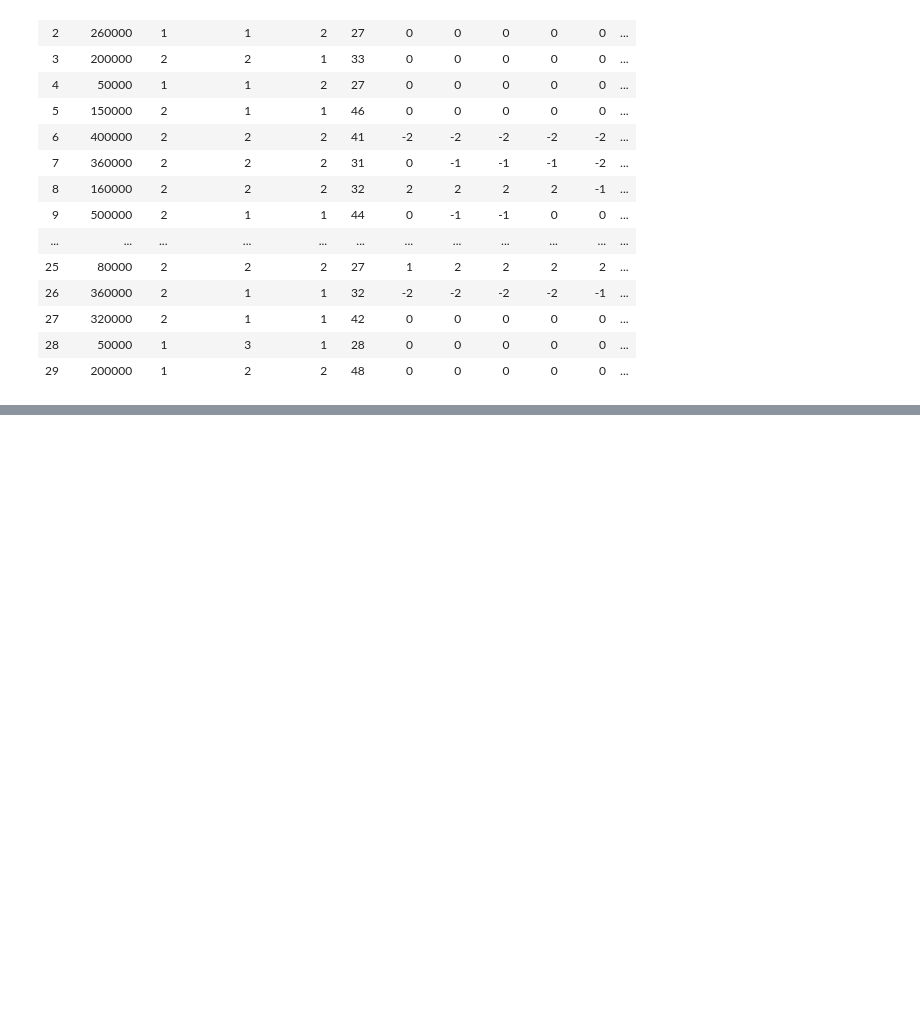
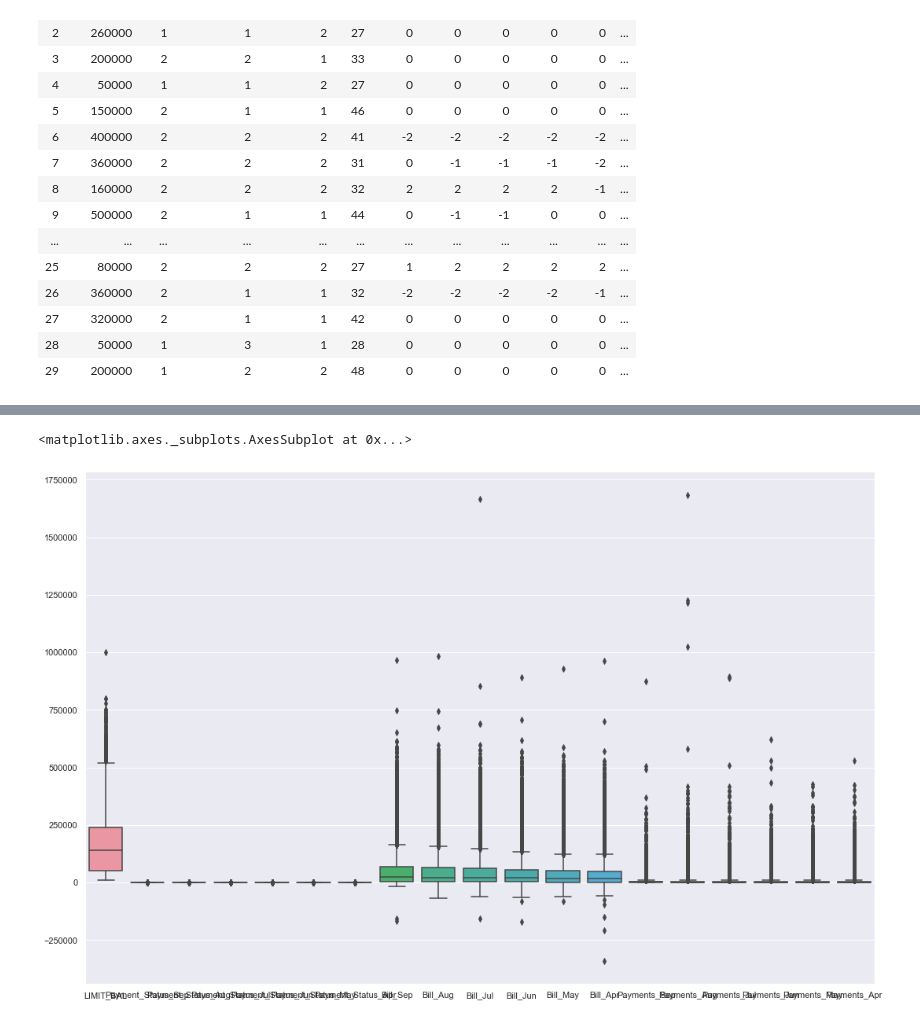
Before and after one commit to jmcneilkeller/Taiwanese_Credit_Card_Defaul, a Jupyter notebook: Taiwan_Repaired.ipynb, the cells around one changed output, grey strips where cells are left out. Saved outputs shown, nothing was run; the diff lists cells and outputs as text; code cells hidden in the pictures; blank space fills up the shorter version.

```diff
--- a/Taiwan_Repaired.ipynb
+++ b/Taiwan_Repaired.ipynb
@@ -199,0 +260,5 @@ df.head(30)
+# %%
+dups = list(df[df.duplicated(keep="first")].index.values)
+df.drop(df.index[dups],inplace=True)
+# %%
+df.reset_index(drop=True, inplace=True)
@@ -199,0 +308,8 @@ df.head(30)
+# %%
+df.rename({'PAY_6': 'Payment_Status_Apr', 'PAY_5': 'Payment_Status_May', 'PAY_4': 'Payment_Status_Jun',
+           'PAY_3': 'Payment_Status_Jul', 'PAY_2': 'Payment_Status_Aug', 'PAY_0': 'Payment_Status_Sep',
+           'BILL_AMT6': 'Bill_Apr', 'BILL_AMT5': 'Bill_May', 'BILL_AMT4': 'Bill_Jun',
+           'BILL_AMT3': 'Bill_Jul', 'BILL_AMT2': 'Bill_Aug', 'BILL_AMT1': 'Bill_Sep',
+           'PAY_AMT6': 'Payments_Apr', 'PAY_AMT5': 'Payments_May', 'PAY_AMT4': 'Payments_Jun',
+           'PAY_AMT3': 'Payments_Jul', 'PAY_AMT2': 'Payments_Aug', 'PAY_AMT1': 'Payments_Sep',
+           'default payment next month': 'defaulted'}, axis=1, inplace=True)
@@ -199,0 +326,7 @@ df.head(30)
+# %%
+cols = df.drop(['SEX', 'EDUCATION', 'MARRIAGE', 'AGE', 'defaulted'], axis=1)
+sns.set(rc={'figure.figsize':(18,12)})
+sns.boxplot(data=cols)
+# %% [output]
+<matplotlib.axes._subplots.AxesSubplot at 0x...>
+[figure, added]
```
Also changed, not shown: parts of 12 cells of this notebook, 1 other file.
